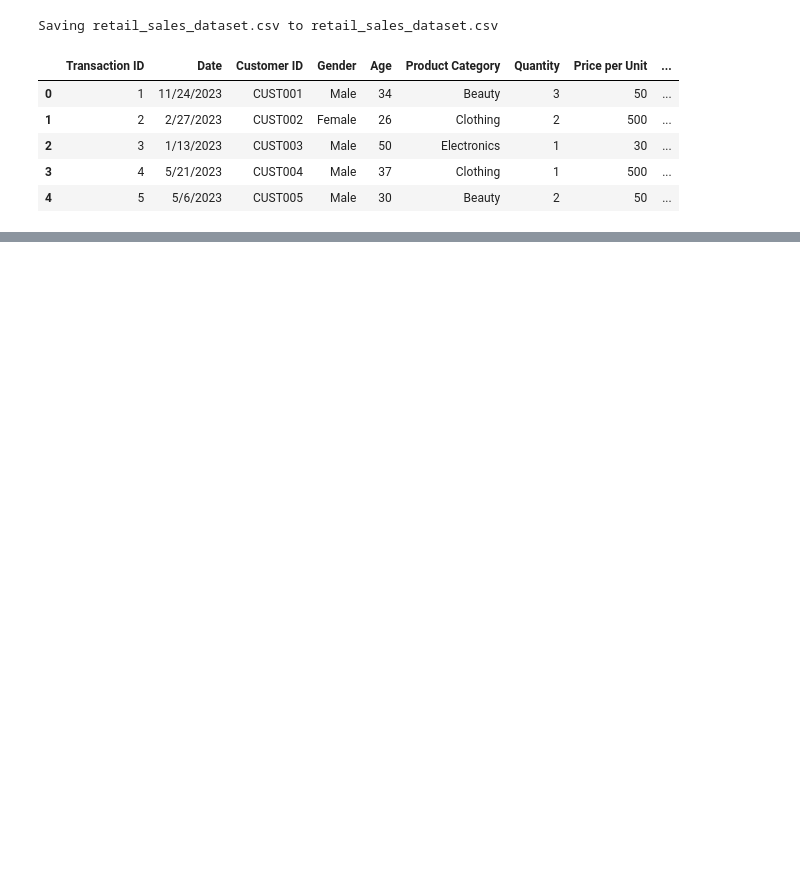
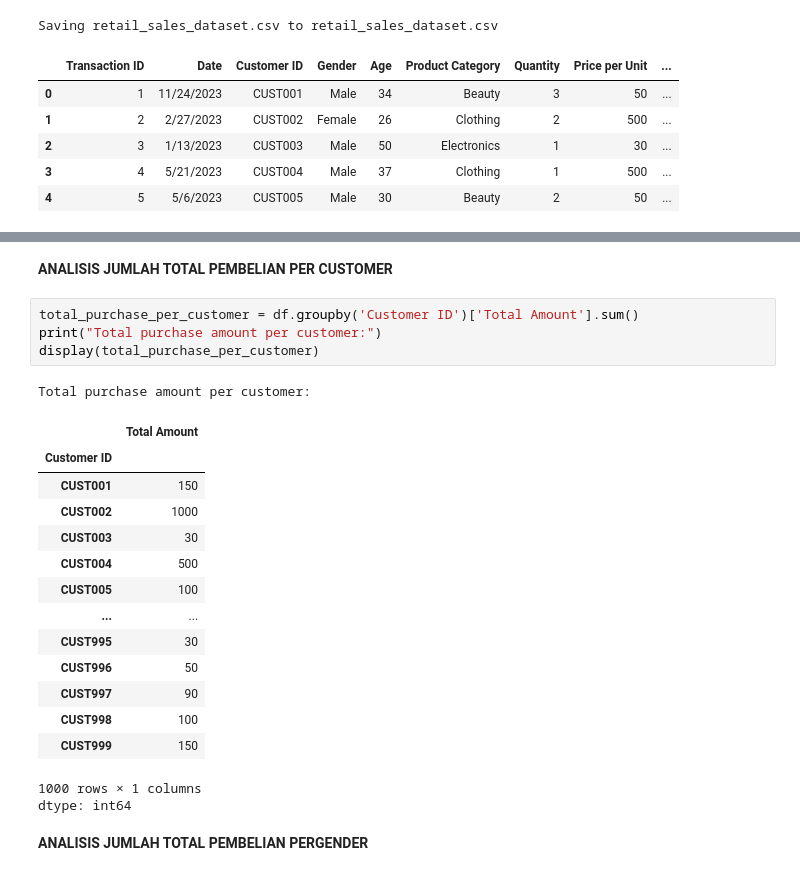
Before and after one commit to fikriahmadsaputra/Data-Mining-, a Jupyter notebook: UAS_Data_Mining_Fikri_Ahmad_Saputra_211011401465.ipynb, the cells around one changed output, grey strips where cells are left out. Saved outputs shown, nothing was run; the diff lists cells and outputs as text; blank space fills up the shorter version.

```diff
--- a/UAS_Data_Mining_Fikri_Ahmad_Saputra_211011401465.ipynb
+++ b/UAS_Data_Mining_Fikri_Ahmad_Saputra_211011401465.ipynb
@@ -22,0 +150,25 @@ Saving retail_sales_dataset.csv to retail_sales_dataset.csv
+# %% [markdown]
+**ANALISIS JUMLAH TOTAL PEMBELIAN PER CUSTOMER**
+# %%
+total_purchase_per_customer = df.groupby('Customer ID')['Total Amount'].sum()
+print("Total purchase amount per customer:")
+display(total_purchase_per_customer)
+# %% [output]
+Total purchase amount per customer:
+|  | Total Amount |
+| Customer ID |  |
+| CUST001 | 150 |
+| CUST002 | 1000 |
+| CUST003 | 30 |
+| CUST004 | 500 |
+| CUST005 | 100 |
+| ... | ... |
+| CUST995 | 30 |
+| CUST996 | 50 |
+| CUST997 | 90 |
+| CUST998 | 100 |
+| CUST999 | 150 |
+1000 rows × 1 columns
+dtype: int64
+# %% [markdown]
+**ANALISIS JUMLAH TOTAL PEMBELIAN PERGENDER**
```
Also changed, not shown: parts of 16 cells of this notebook.
